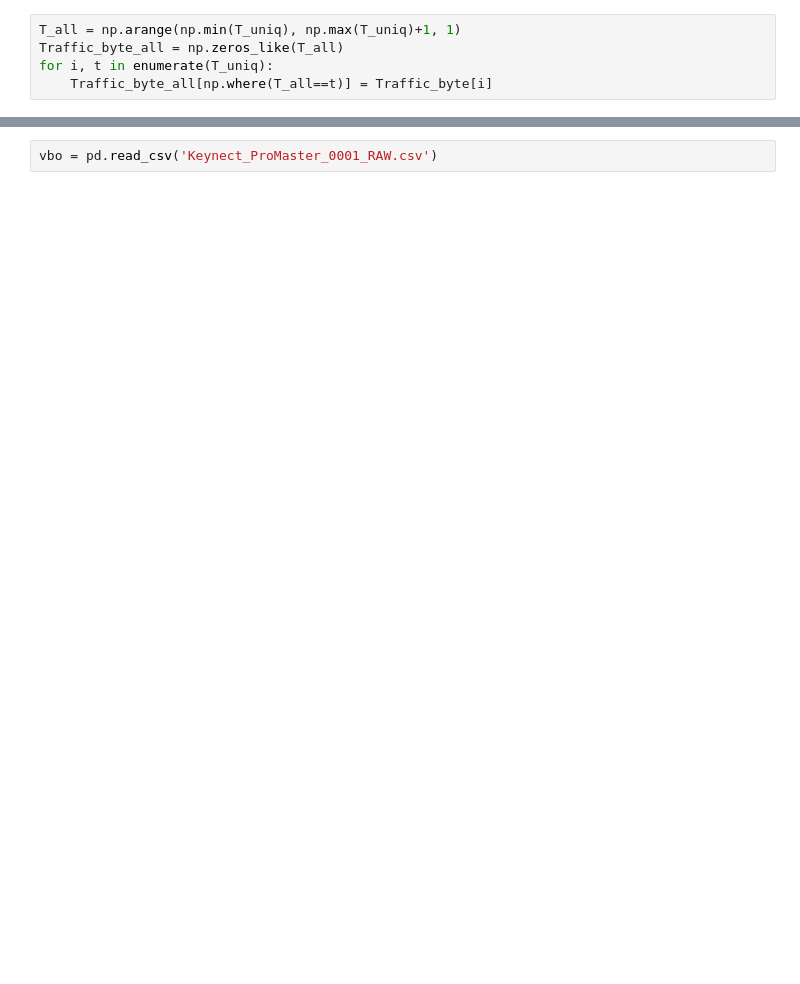
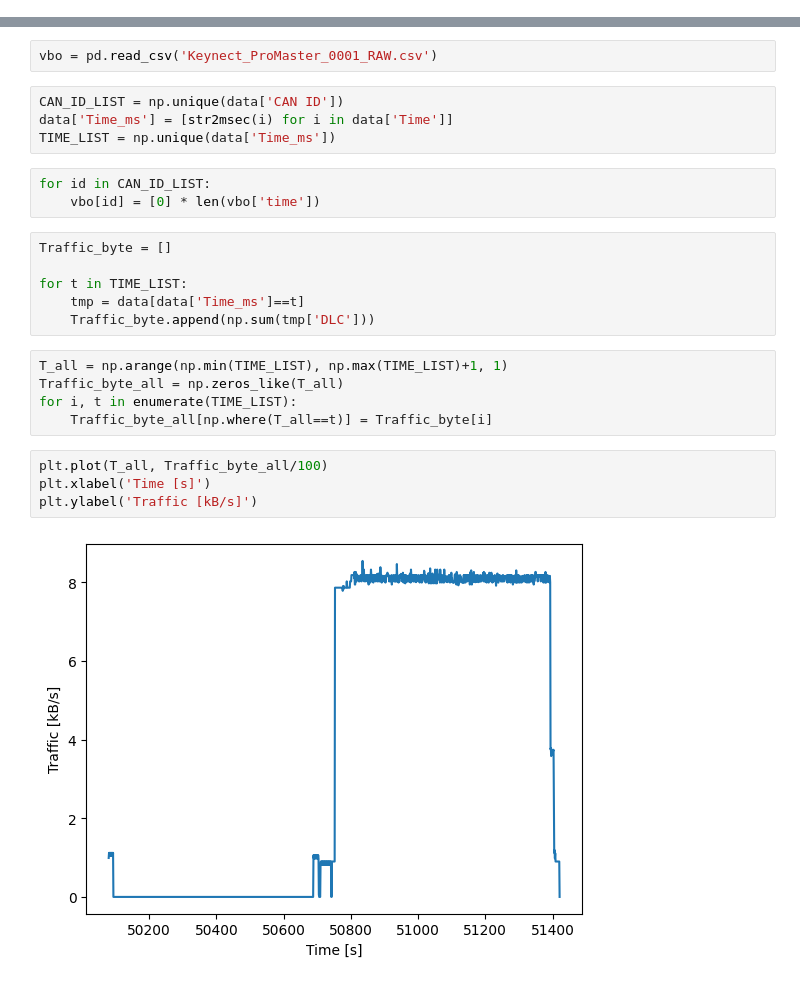
Before and after one commit to mojtaba1989/CANTool, a Jupyter notebook: CANtraffic.ipynb, the cells around one changed output, grey strips where cells are left out. Drawn from its saved outputs; the diff is of its cells as text; blank space fills up the shorter version.

```diff
--- a/CANtraffic.ipynb
+++ b/CANtraffic.ipynb
@@ -30,5 +15,0 @@ for t in T_uniq:
-# %%
-T_all = np.arange(np.min(T_uniq), np.max(T_uniq)+1, 1)
-Traffic_byte_all = np.zeros_like(T_all)
-for i, t in enumerate(T_uniq):
-    Traffic_byte_all[np.where(T_all==t)] = Traffic_byte[i]
@@ -41,2 +16,26 @@ plt.ylabel('Traffic [kB/s]')
 # %%
 vbo = pd.read_csv('Keynect_ProMaster_0001_RAW.csv')
+# %%
+CAN_ID_LIST = np.unique(data['CAN ID'])
+data['Time_ms'] = [str2msec(i) for i in data['Time']]
+TIME_LIST = np.unique(data['Time_ms'])
+# %%
+for id in CAN_ID_LIST:
+    vbo[id] = [0] * len(vbo['time'])
+# %%
+Traffic_byte = []
+
+for t in TIME_LIST:
+    tmp = data[data['Time_ms']==t]
+    Traffic_byte.append(np.sum(tmp['DLC']))
+# %%
+T_all = np.arange(np.min(TIME_LIST), np.max(TIME_LIST)+1, 1)
+Traffic_byte_all = np.zeros_like(T_all)
+for i, t in enumerate(TIME_LIST):
+    Traffic_byte_all[np.where(T_all==t)] = Traffic_byte[i]
+# %%
+plt.plot(T_all, Traffic_byte_all/100)
+plt.xlabel('Time [s]')
+plt.ylabel('Traffic [kB/s]')
+# %% [output]
+[figure, added]
```
Also changed, not shown: parts of 11 cells of this notebook, 1 other file.
